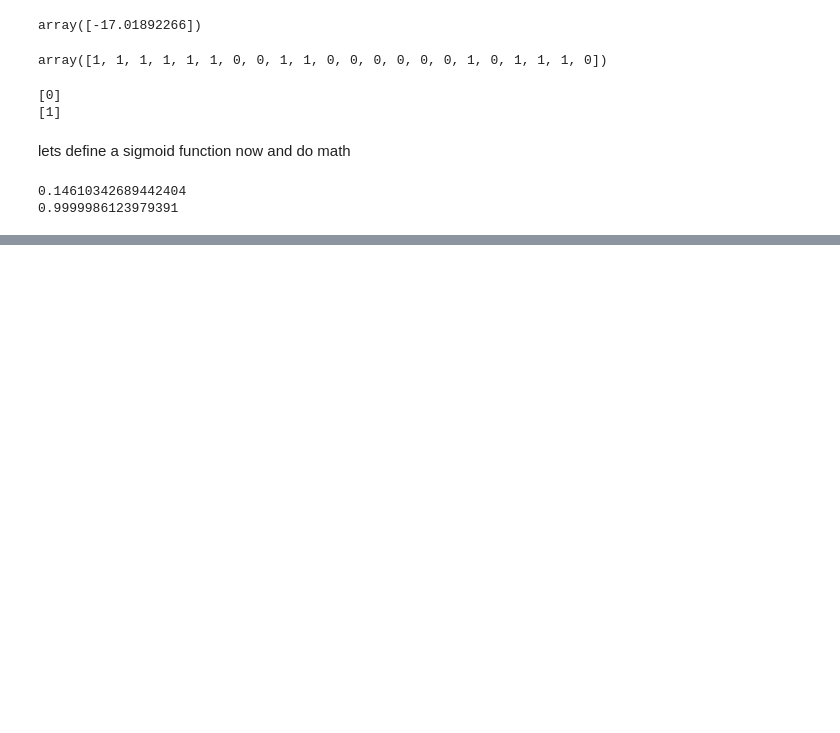
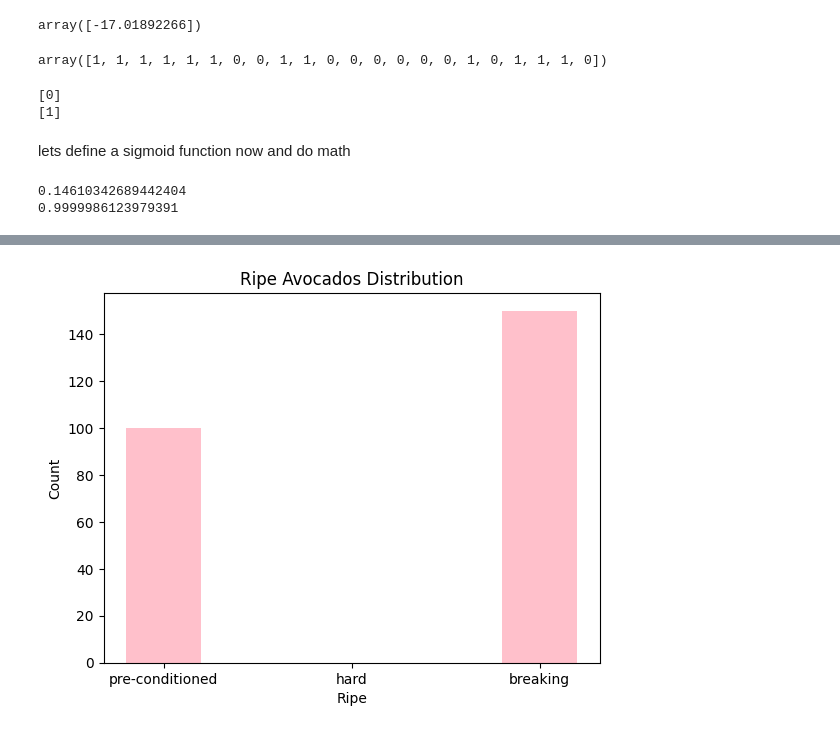
Before and after one commit to komal-15-05/ML, a Jupyter notebook: logistic model/logicstic.ipynb, the cells around one changed output, grey strips where cells are left out. Cells and saved outputs as stored; diff of their text form; code cells hidden in the pictures; blank space fills up the shorter version.

Commit message:
logistic

```diff
--- a/logistic model/logicstic.ipynb
+++ b/logistic model/logicstic.ipynb
@@ -143,0 +146,4 @@ print(prediction_function(60))
+# %%
+# lets make a logistic regression model using sklearn's LogisticRegressionz of logistic model/avocado_ripeness_dataset.csv
+df = pd.read_csv("avocado_ripeness_dataset.csv")
+df.head()
@@ -143,0 +157,8 @@ print(prediction_function(60))
+# %%
+plt.hist(df['ripeness'], bins=2, color='pink', rwidth=0.2)
+plt.title("Ripe Avocados Distribution")
+plt.xlabel("Ripe")
+plt.ylabel("Count")
+plt.show()
+# %% [output]
+[figure, added]
```
Also changed, not shown: parts of 9 cells of this notebook, 1 other file.
